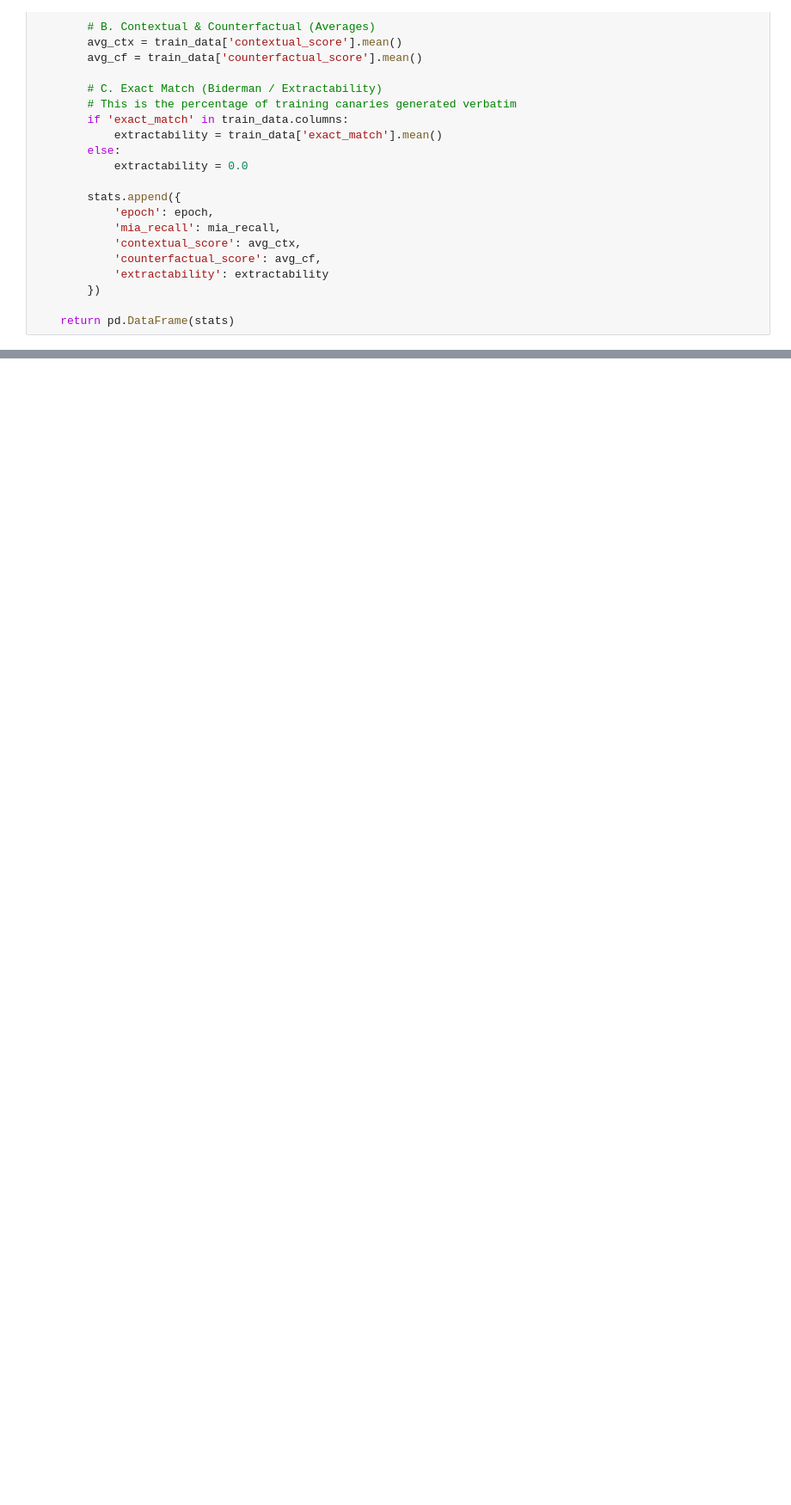
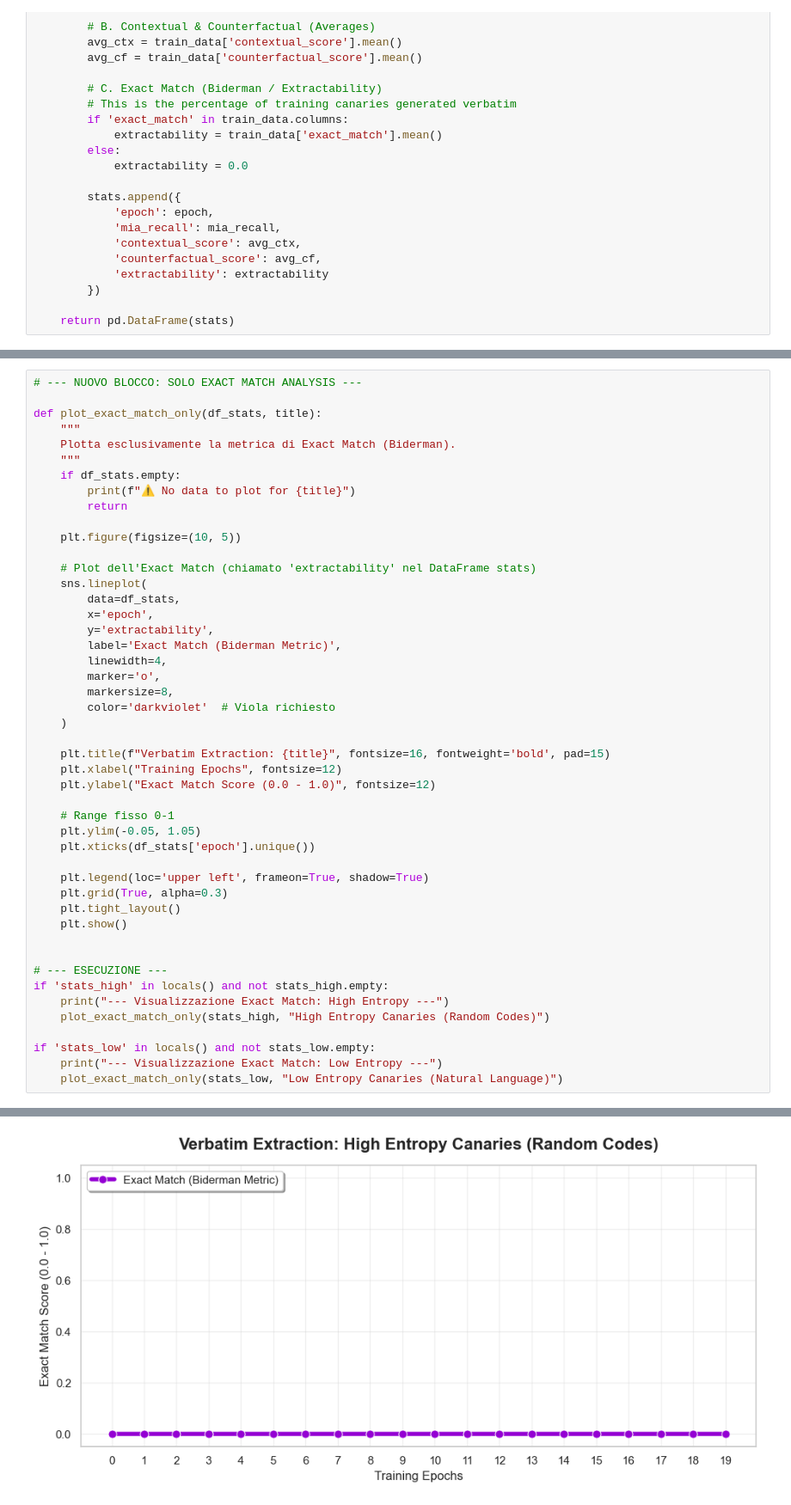
Before and after one commit to ggluongo77/finetuning-memorization-metrics, a Jupyter notebook: gen/plot_results.ipynb, the cells around one changed output, grey strips where cells are left out. Shown: that part at 86% size. Cells and saved outputs as stored; diff of their text form; blank space fills up the shorter version.

```diff
--- a/gen/plot_results.ipynb
+++ b/gen/plot_results.ipynb
@@ -178,0 +176,48 @@ else:
+# %%
+# --- NUOVO BLOCCO: SOLO EXACT MATCH ANALYSIS ---
+
+def plot_exact_match_only(df_stats, title):
+    """
+    Plotta esclusivamente la metrica di Exact Match (Biderman).
+    """
+    if df_stats.empty:
+        print(f"⚠️ No data to plot for {title}")
+        return
+
+    plt.figure(figsize=(10, 5))
+
+    # Plot dell'Exact Match (chiamato 'extractability' nel DataFrame stats)
+    sns.lineplot(
+        data=df_stats,
+        x='epoch',
+        y='extractability',
+        label='Exact Match (Biderman Metric)',
+        linewidth=4,
+        marker='o',
+        markersize=8,
+        color='darkviolet'  # Viola richiesto
+    )
+
+    plt.title(f"Verbatim Extraction: {title}", fontsize=16, fontweight='bold', pad=15)
+    plt.xlabel("Training Epochs", fontsize=12)
+    plt.ylabel("Exact Match Score (0.0 - 1.0)", fontsize=12)
+
+    # Range fisso 0-1
+    plt.ylim(-0.05, 1.05)
+    plt.xticks(df_stats['epoch'].unique())
+
+    plt.legend(loc='upper left', frameon=True, shadow=True)
+    plt.grid(True, alpha=0.3)
+    plt.tight_layout()
+    plt.show()
+
+
+# --- ESECUZIONE ---
+if 'stats_high' in locals() and not stats_high.empty:
+    print("--- Visualizzazione Exact Match: High Entropy ---")
+    plot_exact_match_only(stats_high, "High Entropy Canaries (Random Codes)")
+
+if 'stats_low' in locals() and not stats_low.empty:
+    print("--- Visualizzazione Exact Match: Low Entropy ---")
+    plot_exact_match_only(stats_low, "Low Entropy Canaries (Natural Language)")
+# %% [output]
@@ -178,0 +225 @@ else:
+[figure, added]
```
Also changed, not shown: parts of 7 cells of this notebook, 10 other files.
